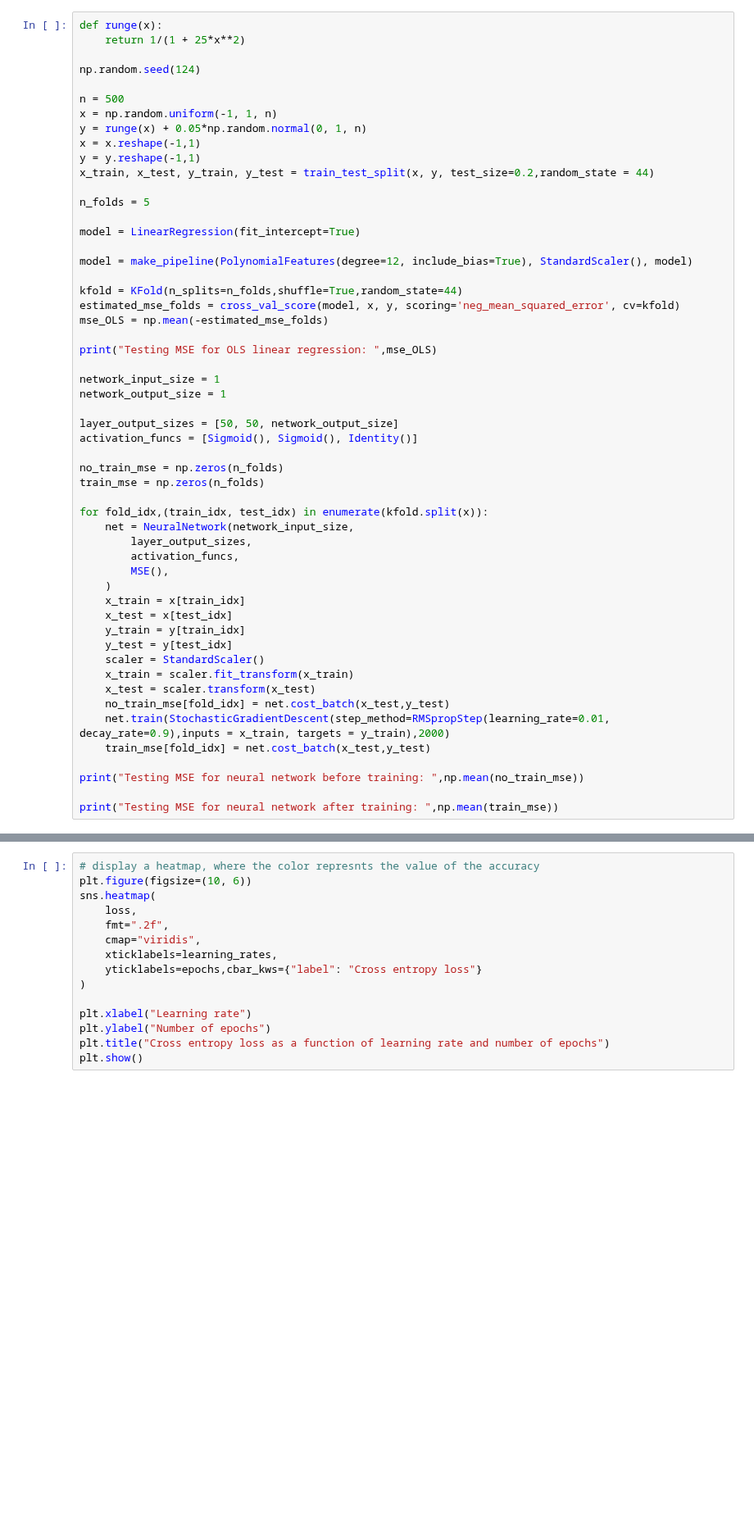
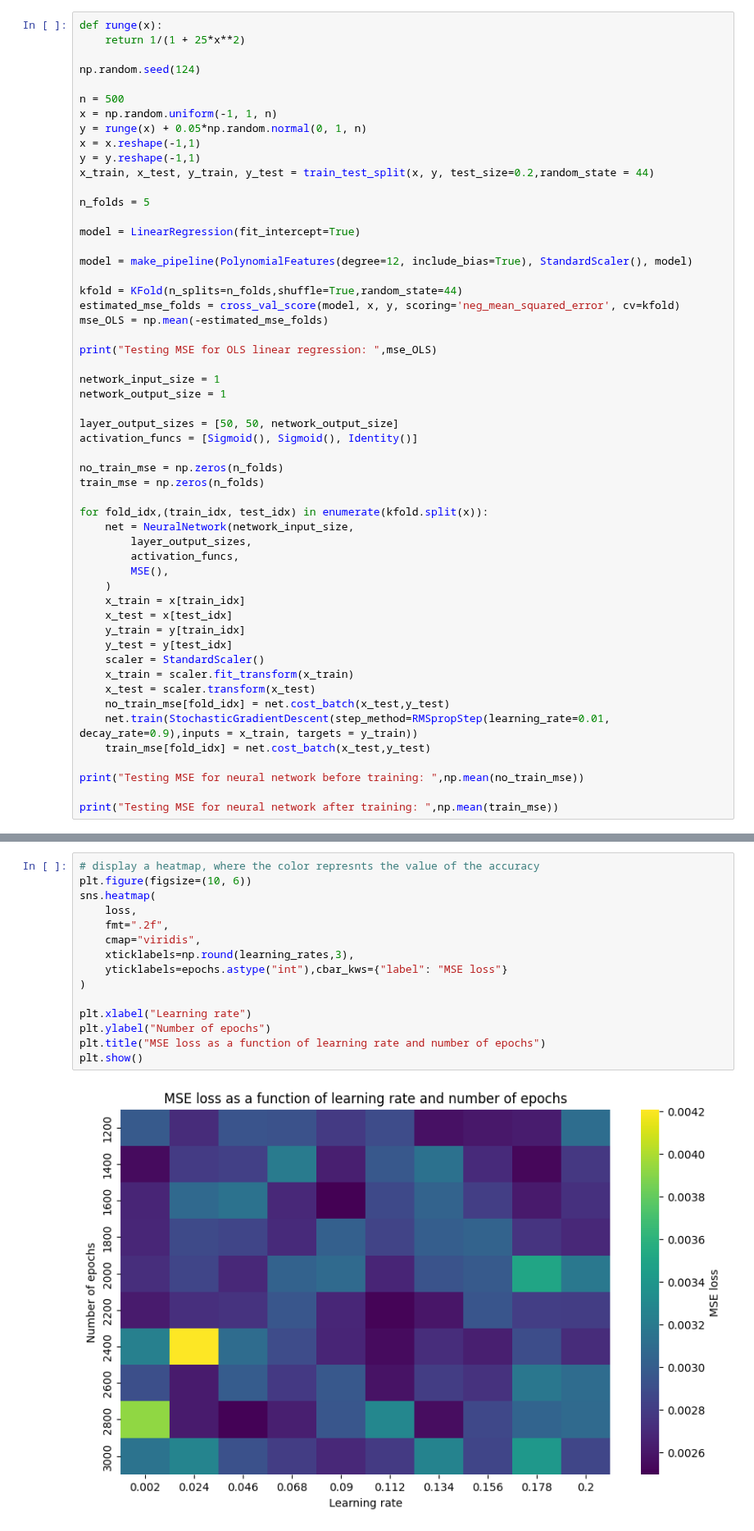
Before and after one commit to HeineEH/FYS-STK3155_Project2, a Jupyter notebook: code/exercise_2b.ipynb, the cells around one changed output, grey strips where cells are left out. Shown at 82% size. Cells and saved outputs as stored; diff of their text form; blank space fills up the shorter version.

```diff
--- a/code/exercise_2b.ipynb
+++ b/code/exercise_2b.ipynb
@@ -63,7 +63,7 @@ for fold_idx,(train_idx, test_idx) in enumerate(kfold.split(x)):
     x_train = scaler.fit_transform(x_train)
     x_test = scaler.transform(x_test)
     no_train_mse[fold_idx] = net.cost_batch(x_test,y_test)
-    net.train(StochasticGradientDescent(step_method=RMSpropStep(learning_rate=0.01, decay_rate=0.9),inputs = x_train, targets = y_train),2000)
+    net.train(StochasticGradientDescent(step_method=RMSpropStep(learning_rate=0.01, decay_rate=0.9),inputs = x_train, targets = y_train))
     train_mse[fold_idx] = net.cost_batch(x_test,y_test)
 
 print("Testing MSE for neural network before training: ",np.mean(no_train_mse))
@@ -120,15 +120,17 @@ for i in range(len(learning_rates)):
 # %%
 # display a heatmap, where the color represnts the value of the accuracy
 plt.figure(figsize=(10, 6))
 sns.heatmap(
     loss,
     fmt=".2f",
     cmap="viridis",
-    xticklabels=learning_rates,
-    yticklabels=epochs,cbar_kws={"label": "Cross entropy loss"}
+    xticklabels=np.round(learning_rates,3),
+    yticklabels=epochs.astype("int"),cbar_kws={"label": "MSE loss"}
 )
 
 plt.xlabel("Learning rate")
 plt.ylabel("Number of epochs")
-plt.title("Cross entropy loss as a function of learning rate and number of epochs")
+plt.title("MSE loss as a function of learning rate and number of epochs")
 plt.show()
+# %% [output]
+[figure, added]
```
Also changed, not shown: parts of 3 cells of this notebook, 2 other files.
